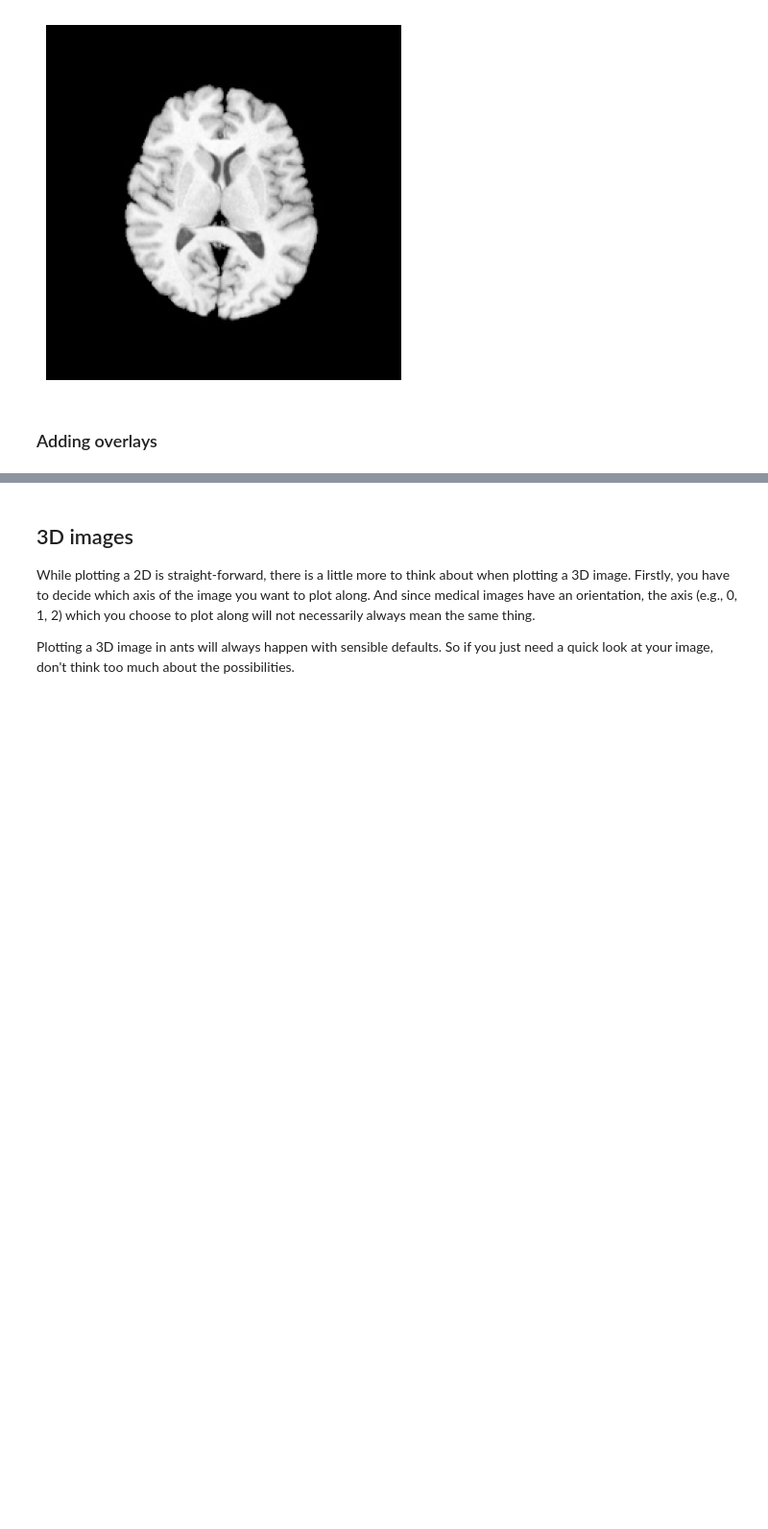
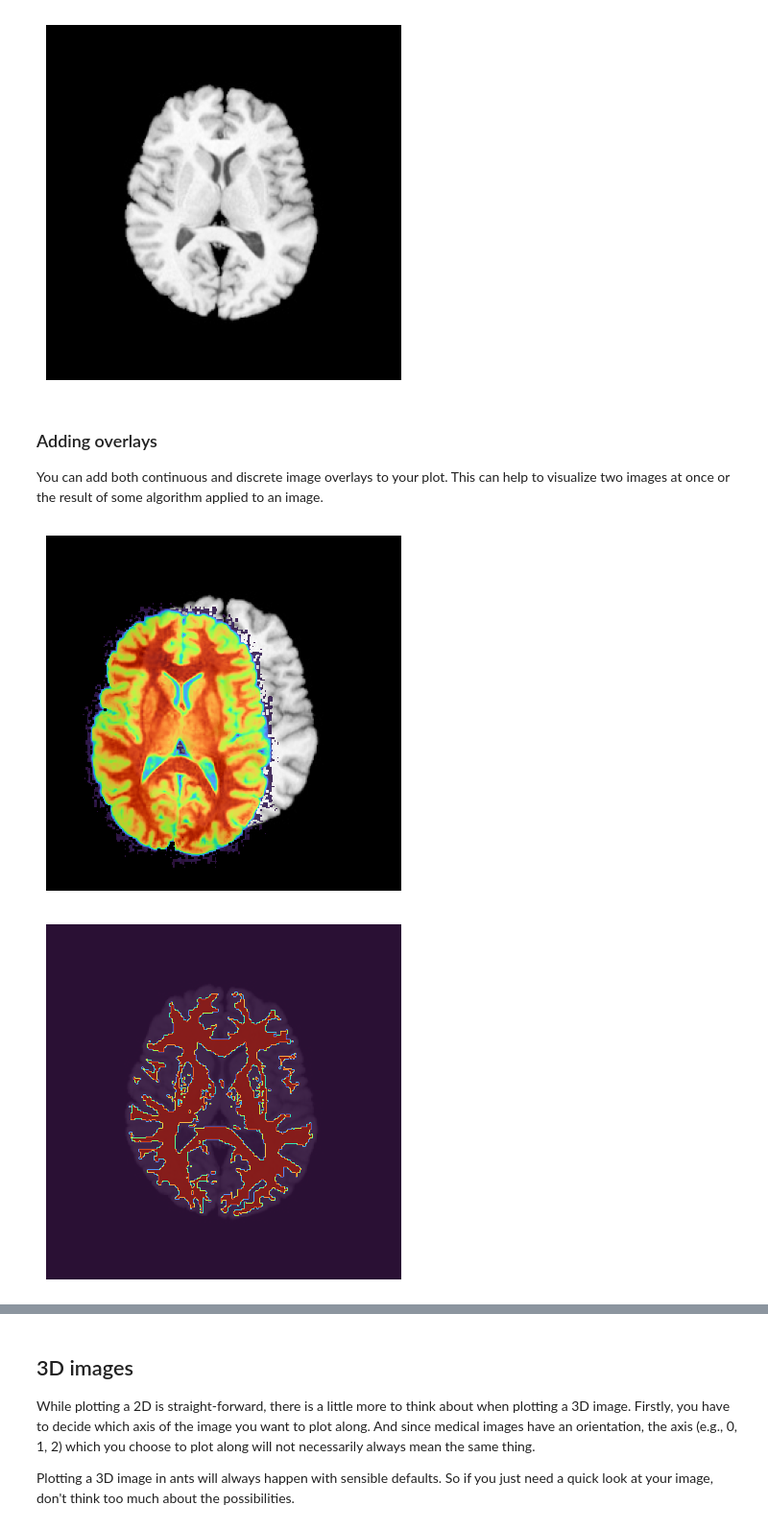
Before and after one commit to nitrain/book, a Jupyter notebook: book/01-05.ipynb, the cells around one changed output, grey strips where cells are left out. Shown at 96% size. Drawn from its saved outputs; the diff is of its cells as text; code cells hidden in the pictures; blank space fills up the shorter version.

```diff
--- a/book/01-05.ipynb
+++ b/book/01-05.ipynb
@@ -20,5 +20,16 @@ Plotting a single 2D image is as straight forward as you would expect using the
 ants.plot(img2d)
 # %% [output]
 [figure]
-# %% [markdown]
-### Adding overlays
+# %% [markdown]
+### Adding overlays
+
+You can add both continuous and discrete image overlays to your plot. This can help to visualize two images at once or the result of some algorithm applied to an image.
+# %%
+img2d_other = ants.image_read(ants.get_data('r64'))
+ants.plot(img2d, img2d_other)
+
+img2d_processed = img2d > 200
+ants.plot(img2d, img2d_processed)
+# %% [output]
+[figure, added]
+[figure, added]
```
Also changed, not shown: parts of 4 cells of this notebook, 1 other file.
